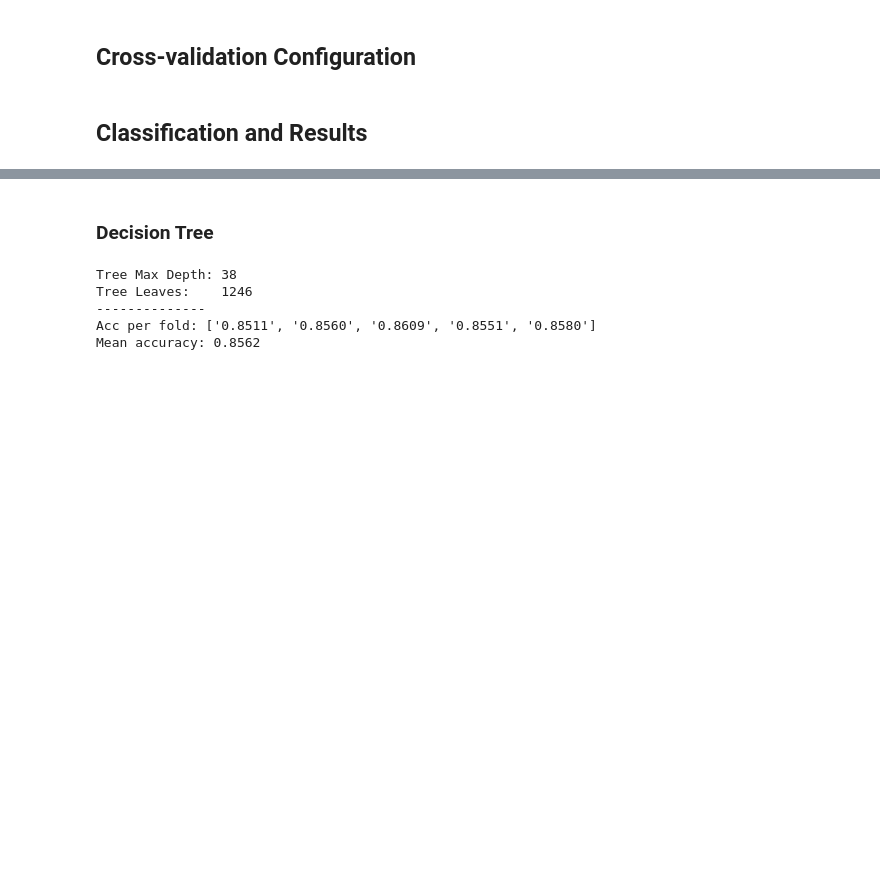
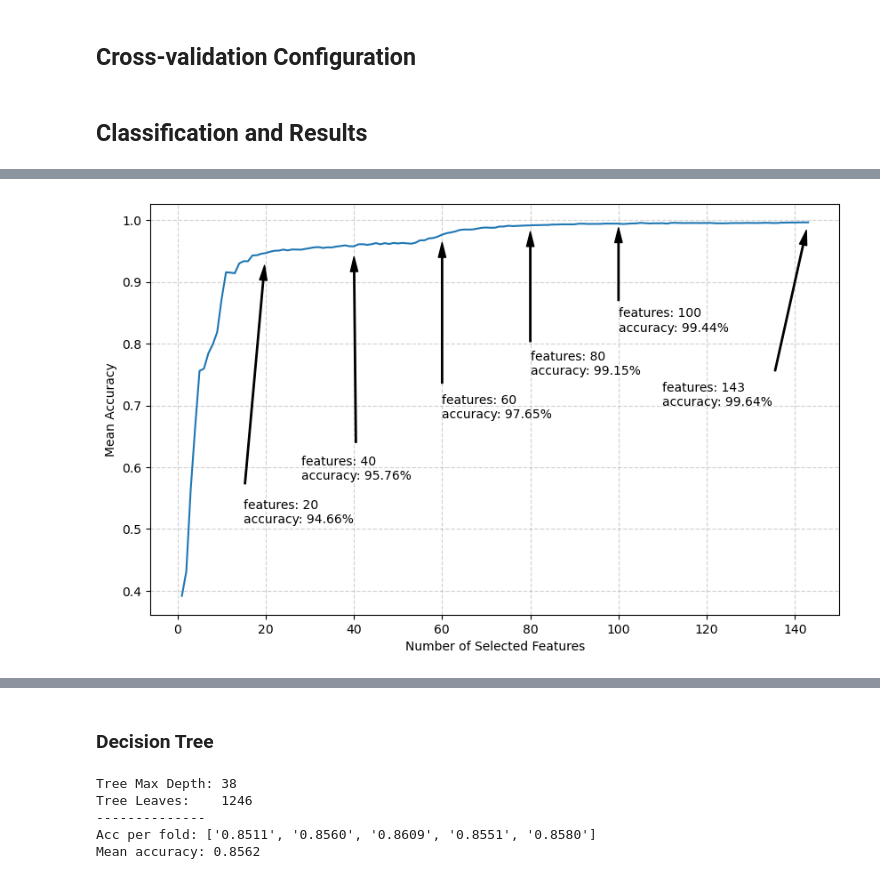
Before and after one commit to titospadini/ser-machine-faults, a Jupyter notebook: mafaulda.ipynb, the cells around one changed output, grey strips where cells are left out. Saved outputs shown, nothing was run; the diff lists cells and outputs as text; code cells hidden in the pictures; blank space fills up the shorter version.

```diff
--- a/mafaulda.ipynb
+++ b/mafaulda.ipynb
@@ -59,0 +129,19 @@ skf = model_selection.StratifiedKFold(n_splits=5, shuffle=True, random_state=RAN
+# %%
+pipeline = Pipeline([
+    ('feature_selection', feature_selection.SelectKBest()),
+    ('clf', XGBClassifier(n_estimators=40, max_depth=4, learning_rate=1.0, objective="multi:softmax", device="cuda"))
+])
+
+param_grid = {
+    'feature_selection__k': range(1, X.shape[1]+1)
+}
+
+grid_search = model_selection.GridSearchCV(pipeline, param_grid, cv=skf, verbose=10)
+grid_search.fit(X, y)
+
+print("Best params:")
+print(grid_search.best_params_)
+print("Best score:")
+print(grid_search.best_score_)
+
+results = grid_search.cv_results_
@@ -59,0 +166,46 @@ skf = model_selection.StratifiedKFold(n_splits=5, shuffle=True, random_state=RAN
+# %%
+results = grid_search.cv_results_
+
+n_features = list(range(1, X.shape[1]+1))
+
+accuracy_scores = []
+for i in range(len(results['params'])):
+    feature_selector = results['params'][i]['feature_selection__k']
+    mean_test_score_key = f"split0_test_score_{i}"
+    mean_test_scores = [results[f"split{k}_test_score"][i] for k in range(5)]
+    accuracy = np.mean(mean_test_scores)
+    accuracy_scores.append(accuracy)
+
+fig, ax = plt.subplots(figsize=(10, 6))
+ax.plot(range(1, X.shape[1]+1), accuracy_scores)
+ax.set_xlabel('Number of Selected Features')
+ax.set_ylabel('Mean Accuracy')
+ax.grid(linestyle='--', linewidth=0.85, color='gray', alpha=0.35, zorder=0)
+
+ax.annotate("features: {}\naccuracy: {:.2f}%".format(n_features[20-1], accuracy_scores[20-1] * 100), xy=(n_features[20-1], accuracy_scores[20-1]), xytext=(15, 0.510),
+            arrowprops=dict(facecolor='black', width=1, headwidth=6, shrink=0.05),
+            )
+
+ax.annotate("features: {}\naccuracy: {:.2f}%".format(n_features[40-1], accuracy_scores[40-1] * 100), xy=(n_features[40-1], accuracy_scores[40-1]), xytext=(28, 0.580),
+            arrowprops=dict(facecolor='black', width=1, headwidth=6, shrink=0.05),
+            )
+
+ax.annotate("features: {}\naccuracy: {:.2f}%".format(n_features[60-1], accuracy_scores[60-1] * 100), xy=(n_features[60-1], accuracy_scores[60-1]), xytext=(60, 0.680),
+            arrowprops=dict(facecolor='black', width=1, headwidth=6, shrink=0.05),
+            )
+
+ax.annotate("features: {}\naccuracy: {:.2f}%".format(n_features[80-1], accuracy_scores[80-1] * 100), xy=(n_features[80-1], accuracy_scores[80-1]), xytext=(80, 0.750),
+            arrowprops=dict(facecolor='black', width=1, headwidth=6, shrink=0.05),
+            )
+
+ax.annotate("features: {}\naccuracy: {:.2f}%".format(n_features[100-1], accuracy_scores[100-1] * 100), xy=(n_features[100-1], accuracy_scores[100-1]), xytext=(100, 0.820),
+            arrowprops=dict(facecolor='black', width=1, headwidth=6, shrink=0.05),
+            )
+
+ax.annotate("features: {}\naccuracy: {:.2f}%".format(n_features[-1], accuracy_scores[-1] * 100), xy=(n_features[-1], accuracy_scores[-1]), xytext=(110, 0.7),
+            arrowprops=dict(facecolor='black', width=1, headwidth=6, shrink=0.05),
+            )
+
+plt.show()
+# %% [output]
+[figure, added]
```
Also changed, not shown: parts of 7 cells of this notebook.
